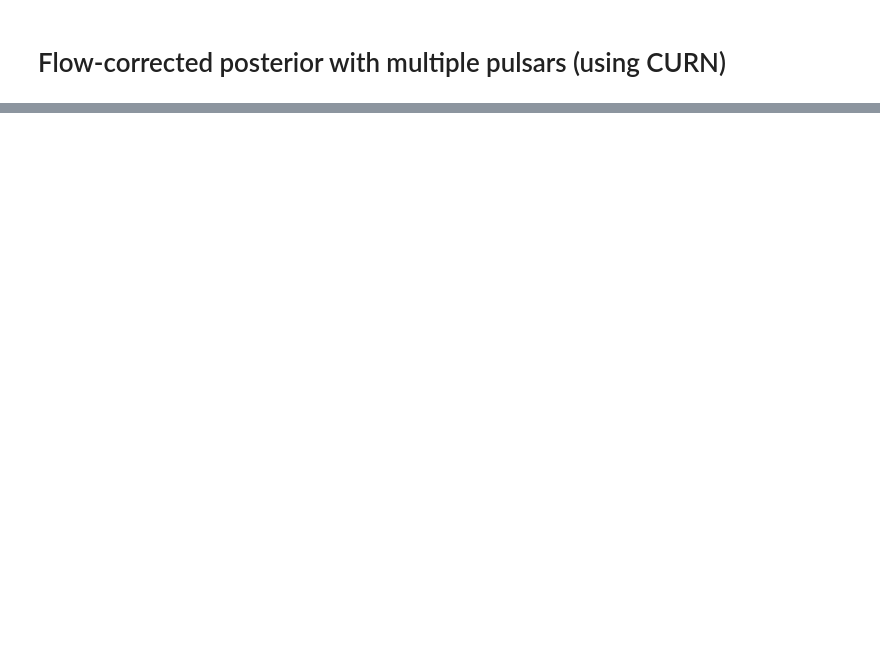
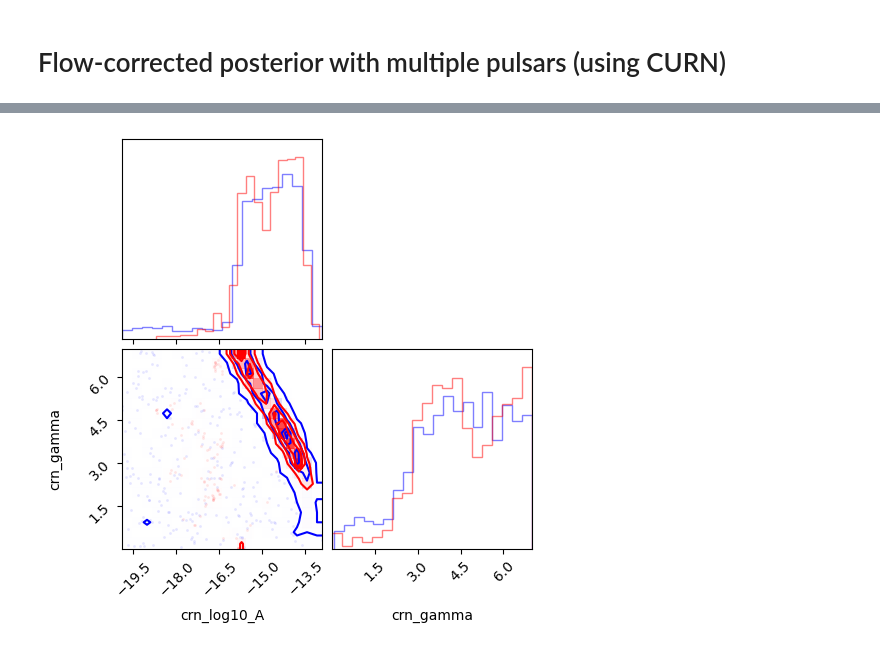
Before and after one commit to tresnjo/dsfourier, a Jupyter notebook: flow/multipsr_flow.ipynb, the cells around one changed output, grey strips where cells are left out. Saved outputs shown, nothing was run; the diff lists cells and outputs as text; code cells hidden in the pictures; blank space fills up the shorter version.

```diff
--- a/flow/multipsr_flow.ipynb
+++ b/flow/multipsr_flow.ipynb
@@ -140,0 +198,31 @@ plt.show()
+# %%
+m_crn = ds.ArrayLikelihood([ds.PulsarLikelihood([psr.residuals,
+                            ds.makegp_timing(psr, svd=True),
+                            ds.makenoise_measurement(psr, noisedict=psr.noisedict, ecorr=ecorr)]) for psr in psrs],
+            commongp = [ds.makecommongp_fourier(psrs, ds.powerlaw, components=rn_components, T=Tspan, name='red_noise'),
+                        ds.makecommongp_fourier(psrs, ds.powerlaw, components=crn_components, T=Tspan, name='crn',
+                                                           common=[crn_log10A_key, crn_gamma_key])])
+# %%
+def log_prior_rho_crn(rho):
+    log10As = jnp.array([rho[k] for k in rn_amp_keys] + [rho[crn_log10A_key]])
+    gammas  = jnp.array([rho[k] for k in rn_gamma_keys] + [rho[crn_gamma_key]])
+
+    ok = jnp.all((log10As >= -20) & (log10As <= -11)) & jnp.all((gammas >= 0) & (gammas <= 7))
+    log_prior_val = jnp.where(ok, 0.0, -jnp.inf)
+    return log_prior_val
+
+def potential_ds_crn(rho):
+        lp = log_prior_rho_crn(rho)
+        return - m_crn.logL(rho) - lp
+
+kernel_ds_crn = infer.NUTS(potential_fn=potential_ds_crn)
+sampler_ds_crn = infer.MCMC(kernel_ds_crn, num_warmup=1000, num_samples=2000, num_chains=1, progress_bar=True)
+init_rho_crn = {**{key: -14.0 for key in rn_amp_keys},
+    **{key: 4.0 for key in rn_gamma_keys},
+    crn_log10A_key: -12.0,
+    crn_gamma_key: 4.0}
+
+sampler_ds_crn.run(jax.random.key(1), init_params=init_rho_crn)
+
+samples_ds_crn = sampler_ds_crn.get_samples()
+sampler_ds_crn.print_summary()
@@ -140,0 +241,8 @@ plt.show()
+# %%
+crn_hyper_ds = {k: samples_ds_crn[k] for k in [crn_log10A_key, crn_gamma_key]}
+figure = corner.corner(crn_samples_flow, hist_kwargs = {"density": True, "alpha": 0.5, "color": "blue"}, color = 'blue')
+corner.corner(crn_hyper_ds, hist_kwargs = {"density": True, "alpha": 0.5, "color": "red"}, color = 'red', fig = figure)
+
+plt.show()
+# %% [output]
+[figure, added]
```
Also changed, not shown: parts of 15 cells of this notebook, 5 other files.
